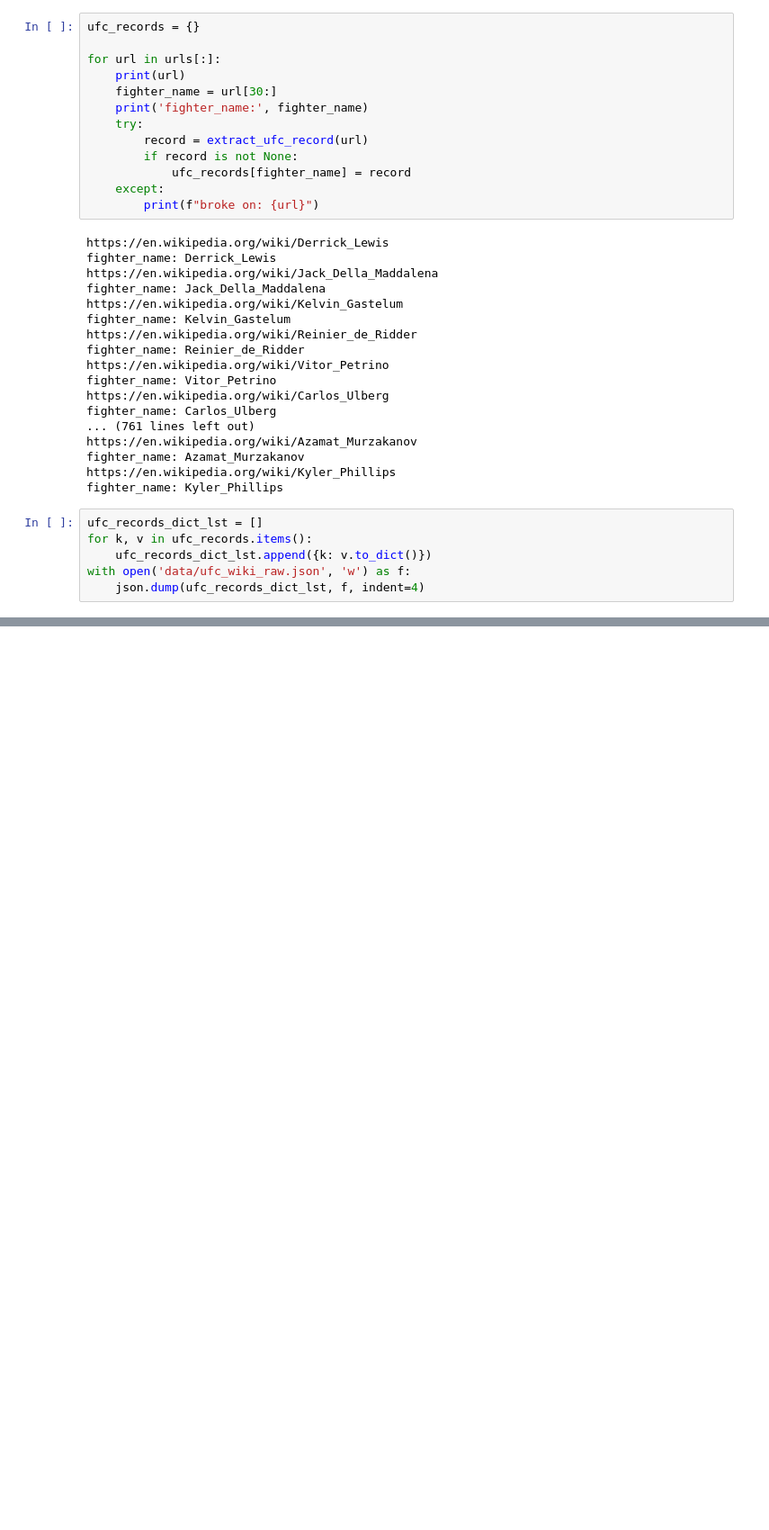
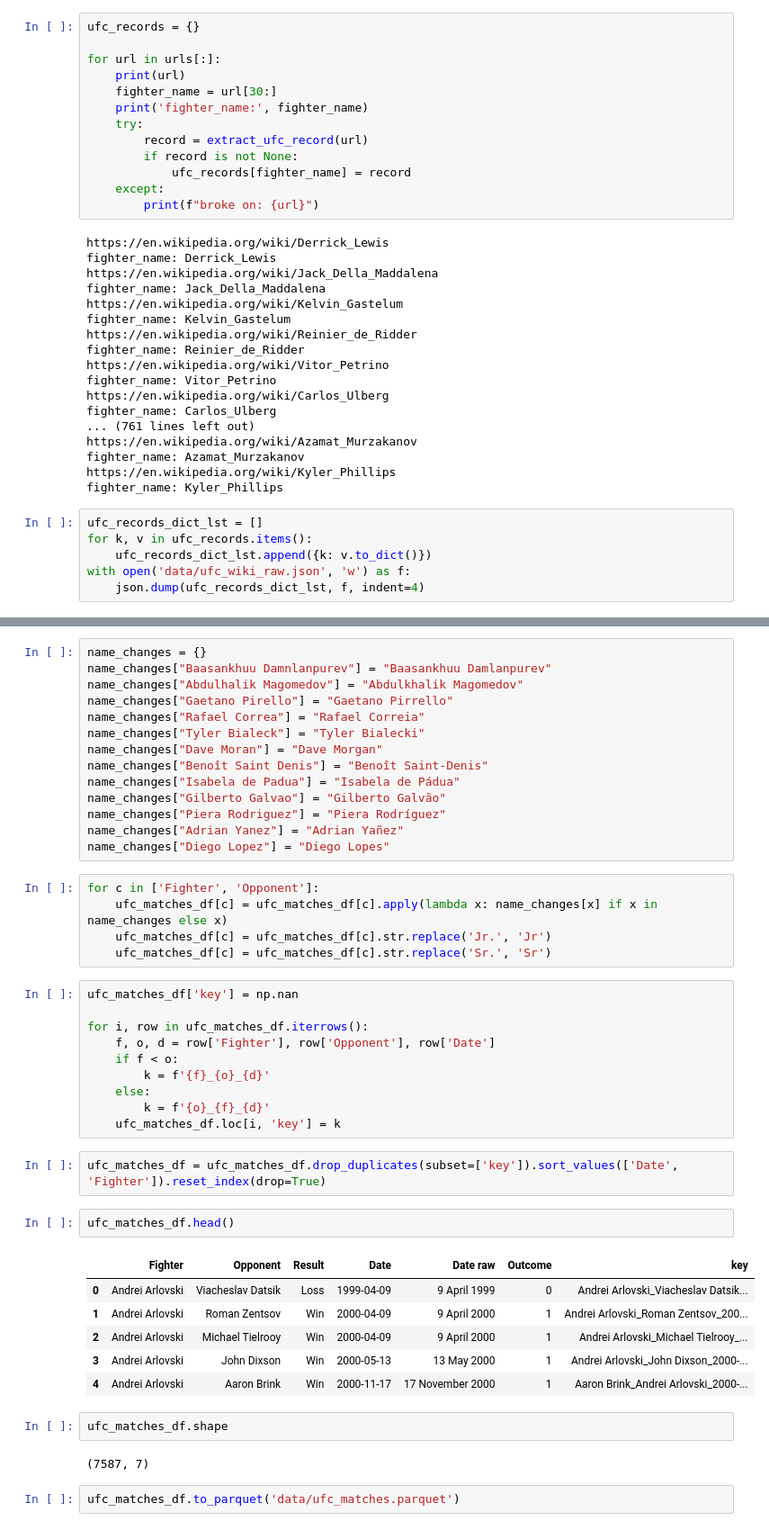
Before and after one commit to Duane321/true_theta, a Jupyter notebook: posts/trueskill/true_skill_ufc_dev.ipynb, the cells around one changed output, grey strips where cells are left out. Shown at 90% size. Saved outputs shown, nothing was run; the diff lists cells and outputs as text; blank space fills up the shorter version.

```diff
--- a/posts/trueskill/true_skill_ufc_dev.ipynb
+++ b/posts/trueskill/true_skill_ufc_dev.ipynb
@@ -84,0 +207,46 @@ with open('data/ufc_wiki_raw.json', 'w') as f:
+# %%
+name_changes = {}
+name_changes["Baasankhuu Damnlanpurev"] = "Baasankhuu Damlanpurev"
+name_changes["Abdulhalik Magomedov"] = "Abdulkhalik Magomedov"
+name_changes["Gaetano Pirello"] = "Gaetano Pirrello"
+name_changes["Rafael Correa"] = "Rafael Correia"
+name_changes["Tyler Bialeck"] = "Tyler Bialecki"
+name_changes["Dave Moran"] = "Dave Morgan"
+name_changes["Benoît Saint Denis"] = "Benoît Saint-Denis"
+name_changes["Isabela de Padua"] = "Isabela de Pádua"
+name_changes["Gilberto Galvao"] = "Gilberto Galvão"
+name_changes["Piera Rodriguez"] = "Piera Rodríguez"
+name_changes["Adrian Yanez"] = "Adrian Yañez"
+name_changes["Diego Lopez"] = "Diego Lopes"
+# %%
+for c in ['Fighter', 'Opponent']:
+    ufc_matches_df[c] = ufc_matches_df[c].apply(lambda x: name_changes[x] if x in name_changes else x)
+    ufc_matches_df[c] = ufc_matches_df[c].str.replace('Jr.', 'Jr')
+    ufc_matches_df[c] = ufc_matches_df[c].str.replace('Sr.', 'Sr')
+# %%
+ufc_matches_df['key'] = np.nan
+
+for i, row in ufc_matches_df.iterrows():
+    f, o, d = row['Fighter'], row['Opponent'], row['Date']
+    if f < o:
+        k = f'{f}_{o}_{d}'
+    else:
+        k = f'{o}_{f}_{d}'
+    ufc_matches_df.loc[i, 'key'] = k
+# %%
+ufc_matches_df = ufc_matches_df.drop_duplicates(subset=['key']).sort_values(['Date', 'Fighter']).reset_index(drop=True)
+# %%
+ufc_matches_df.head()
+# %% [output]
+|  | Fighter | Opponent | Result | Date | Date raw | Outcome | key |
+| 0 | Andrei Arlovski | Viacheslav Datsik | Loss | 1999-04-09 | 9 April 1999 | 0 | Andrei Arlovski_Viacheslav Datsik... |
+| 1 | Andrei Arlovski | Roman Zentsov | Win | 2000-04-09 | 9 April 2000 | 1 | Andrei Arlovski_Roman Zentsov_200... |
+| 2 | Andrei Arlovski | Michael Tielrooy | Win | 2000-04-09 | 9 April 2000 | 1 | Andrei Arlovski_Michael Tielrooy_... |
+| 3 | Andrei Arlovski | John Dixson | Win | 2000-05-13 | 13 May 2000 | 1 | Andrei Arlovski_John Dixson_2000-... |
+| 4 | Andrei Arlovski | Aaron Brink | Win | 2000-11-17 | 17 November 2000 | 1 | Aaron Brink_Andrei Arlovski_2000-... |
+# %%
+ufc_matches_df.shape
+# %% [output]
+(7587, 7)
+# %%
+ufc_matches_df.to_parquet('data/ufc_matches.parquet')
```
Also changed, not shown: parts of 13 cells of this notebook, 1 other file.
